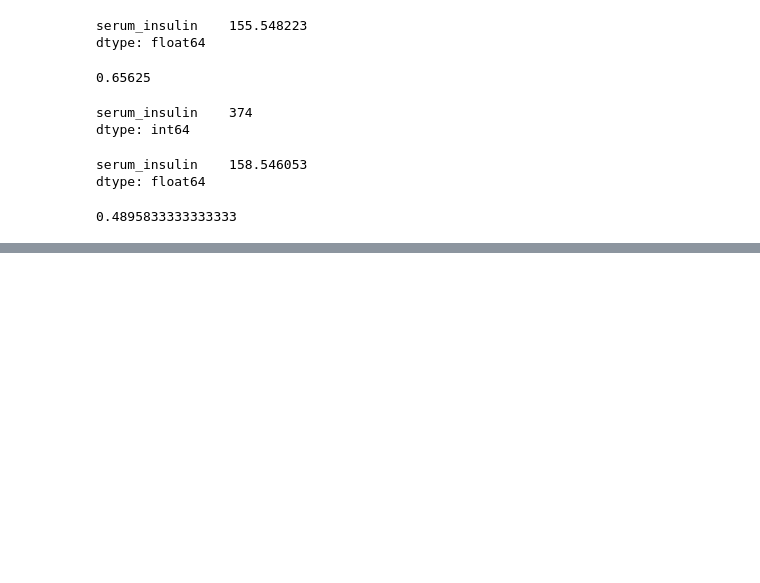
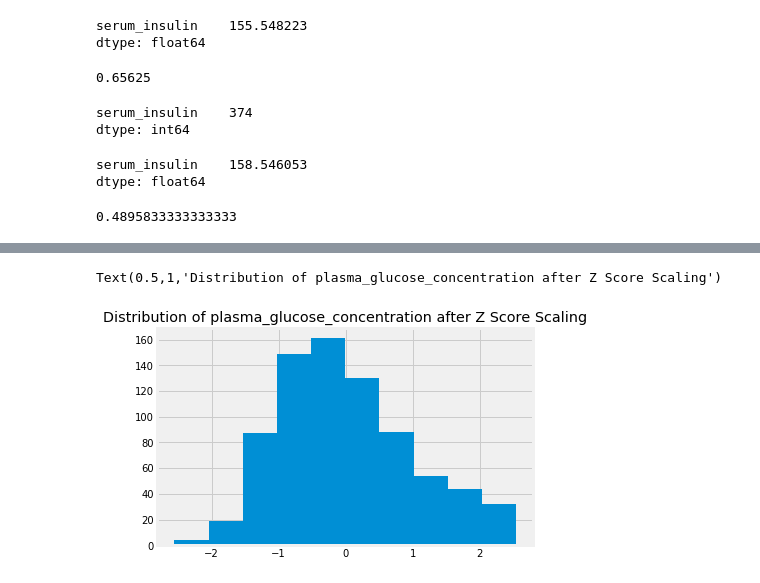
Before and after one commit to yungshun317/feature-improvement, a Jupyter notebook: pima_indians_diabetes_database.ipynb, the cells around one changed output, grey strips where cells are left out. Cells and saved outputs as stored; diff of their text form; code cells hidden in the pictures; blank space fills up the shorter version.

```diff
--- a/pima_indians_diabetes_database.ipynb
+++ b/pima_indians_diabetes_database.ipynb
@@ -425,0 +575,6 @@ knn.score(X_test, y_test)
+# %%
+ax = pd.Series(glucose_z_score_standardized.reshape(-1,)).hist()
+ax.set_title('Distribution of plasma_glucose_concentration after Z Score Scaling')
+# %% [output]
+Text(0.5,1,'Distribution of plasma_glucose_concentration after Z Score Scaling')
+[figure, added]
```
Also changed, not shown: parts of 40 cells of this notebook.
